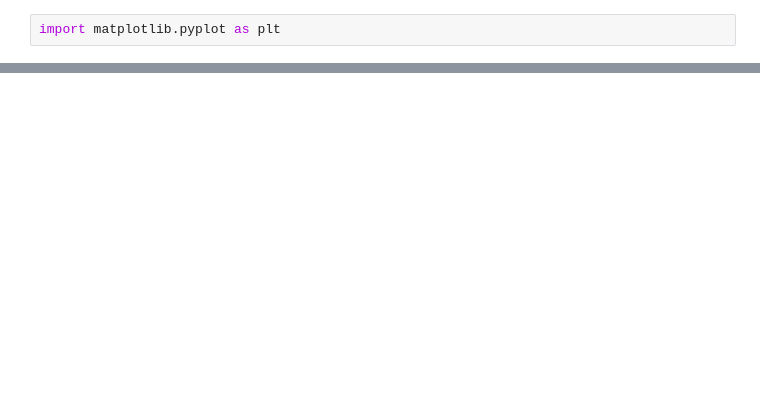
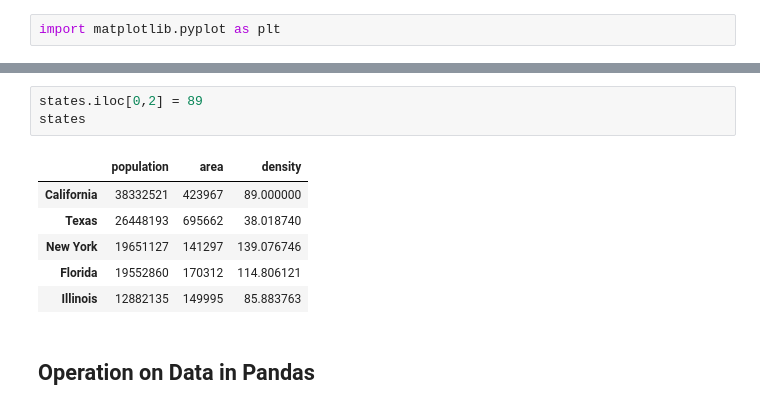
Before and after one commit to orhanakpinar/python.exercises, a Jupyter notebook: PythonForCSS/advancedDataAnalysisWithPython.ipynb, the cells around one changed output, grey strips where cells are left out. Cells and saved outputs as stored; diff of their text form; blank space fills up the shorter version.

```diff
--- a/PythonForCSS/advancedDataAnalysisWithPython.ipynb
+++ b/PythonForCSS/advancedDataAnalysisWithPython.ipynb
@@ -754,0 +983,12 @@ import matplotlib.pyplot as plt
+# %%
+states.iloc[0,2] = 89
+states
+# %% [output]
+|  | population | area | density |
+| California | 38332521 | 423967 | 89.000000 |
+| Texas | 26448193 | 695662 | 38.018740 |
+| New York | 19651127 | 141297 | 139.076746 |
+| Florida | 19552860 | 170312 | 114.806121 |
+| Illinois | 12882135 | 149995 | 85.883763 |
+# %% [markdown]
+## Operation on Data in Pandas
```
Also changed, not shown: parts of 70 cells of this notebook.
